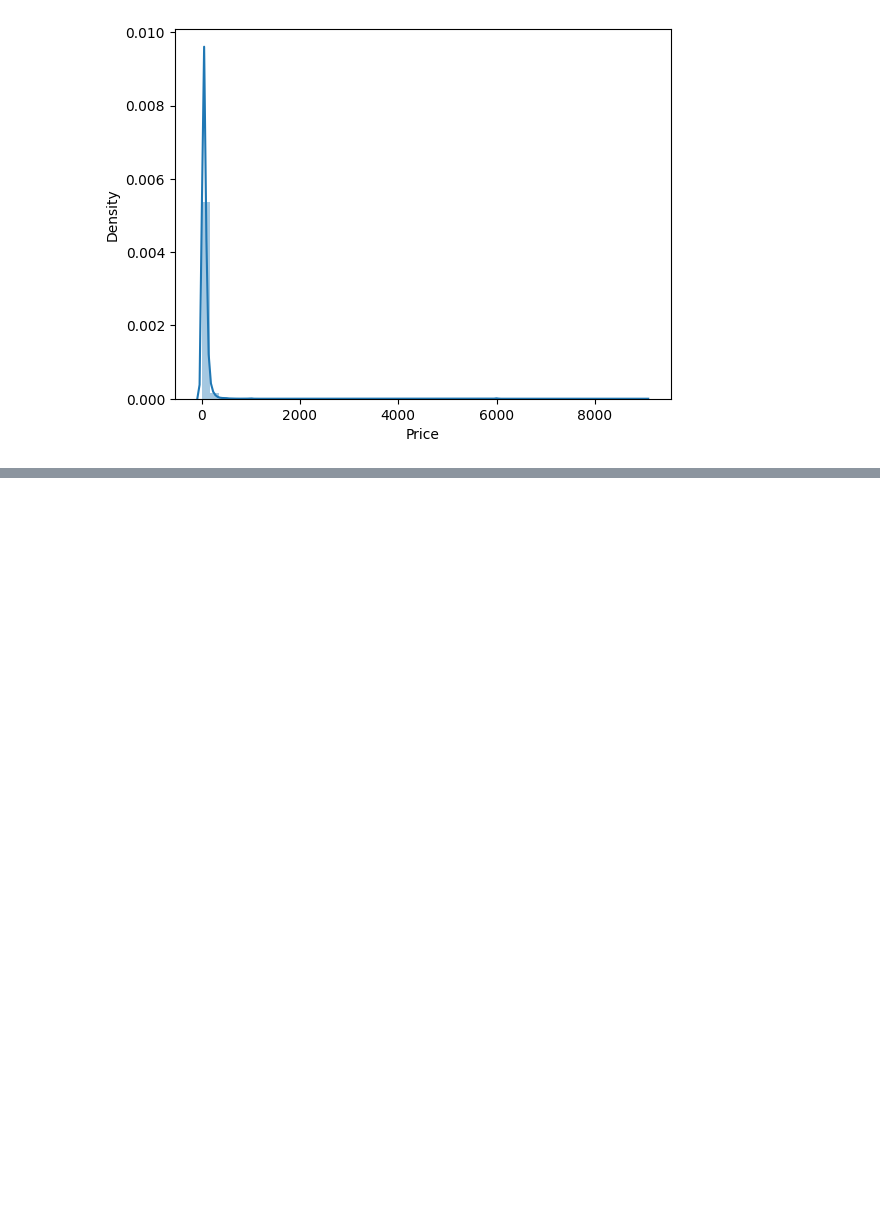
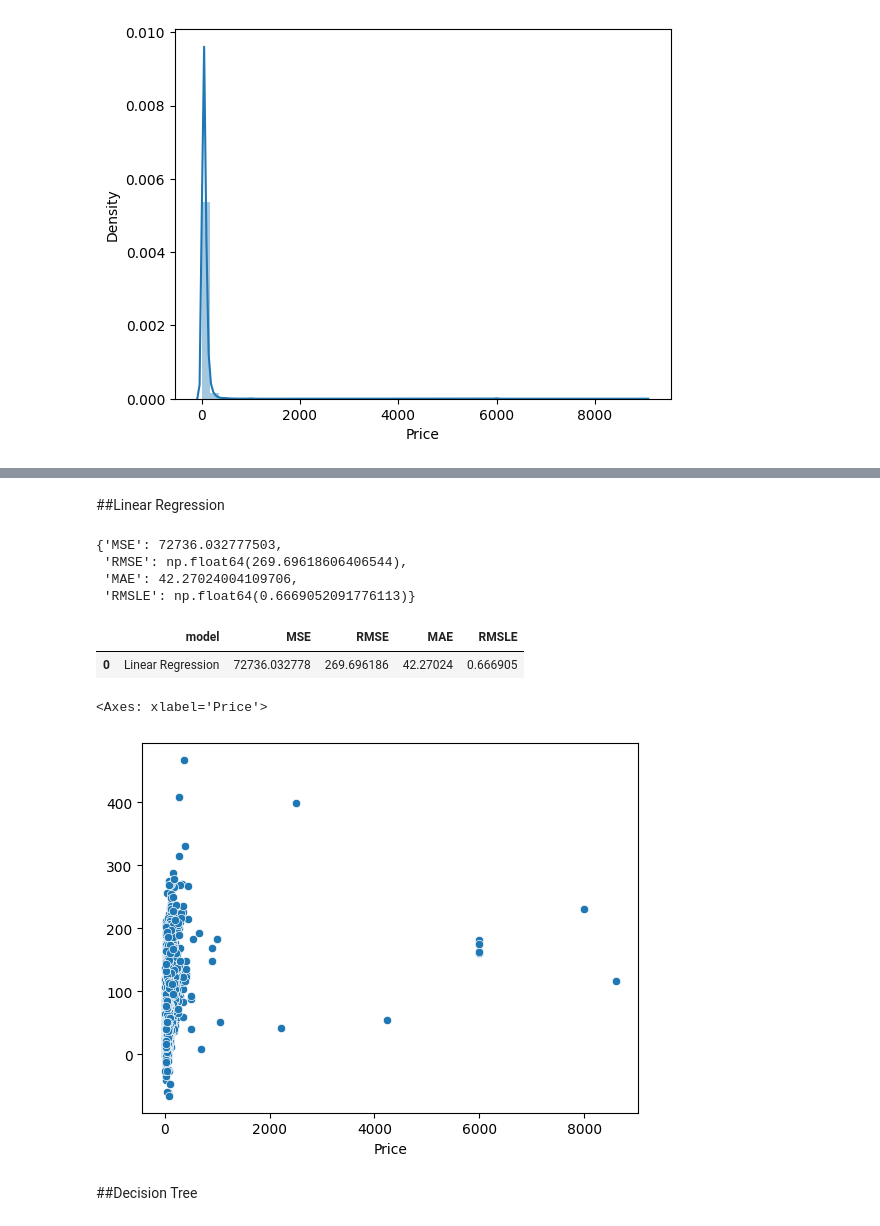
Before and after one commit to rafatb/Berlin_Airbnb_Price_Prediction, a Jupyter notebook: 5_Airbnb_Berlin_Model_and_Hyperparameter_Finetuning.ipynb, the cells around one changed output, grey strips where cells are left out. Drawn from its saved outputs; the diff is of its cells as text; code cells hidden in the pictures; blank space fills up the shorter version.

```diff
--- a/5_Airbnb_Berlin_Model_and_Hyperparameter_Finetuning.ipynb
+++ b/5_Airbnb_Berlin_Model_and_Hyperparameter_Finetuning.ipynb
@@ -114,0 +141,15 @@ sns.distplot(df.Price)
+# %%
+from sklearn.model_selection import train_test_split
+
+y = df.Price
+X = df.drop(columns=['Price'])
+
+# Split into train+val and test sets (80% train+val, 20% test)
+X_train_val, X_test, y_train_val, y_test = train_test_split(
+    X, y, test_size=0.2, random_state=42
+)
+
+# Split train+val into train and val sets (75% train, 25% val from the train+val set)
+X_train, X_val, y_train, y_val = train_test_split(
+    X_train_val, y_train_val, test_size=0.25, random_state=42
+)
@@ -114,0 +166,31 @@ sns.distplot(df.Price)
+# %% [markdown]
+##Linear Regression
+# %%
+# Create and train the model
+model = LinearRegression()
+model.fit(X_train, y_train)  # Use X_train and y_train
+
+# Make predictions on the validation set
+y_val_pred = model.predict(X_val)
+# %%
+regressionMetrics(y_val, y_val_pred)
+# %% [output]
+{'MSE': 72736.032777503,
+ 'RMSE': np.float64(269.69618606406544),
+ 'MAE': 42.27024004109706,
+ 'RMSLE': np.float64(0.6669052091776113)}
+# %%
+model_dict = {'model': "Linear Regression"}
+new_row = pd.DataFrame([{**model_dict, **regressionMetrics(y_val, y_val_pred)}])
+models_list = pd.concat([models_list, new_row], ignore_index=True)
+models_list
+# %% [output]
+|  | model | MSE | RMSE | MAE | RMSLE |
+| 0 | Linear Regression | 72736.032778 | 269.696186 | 42.27024 | 0.666905 |
+# %%
+sns.scatterplot(x=y_val, y=y_val_pred)
+# %% [output]
+<Axes: xlabel='Price'>
+[figure, added]
+# %% [markdown]
+##Decision Tree
```
Also changed, not shown: parts of 36 cells of this notebook.
